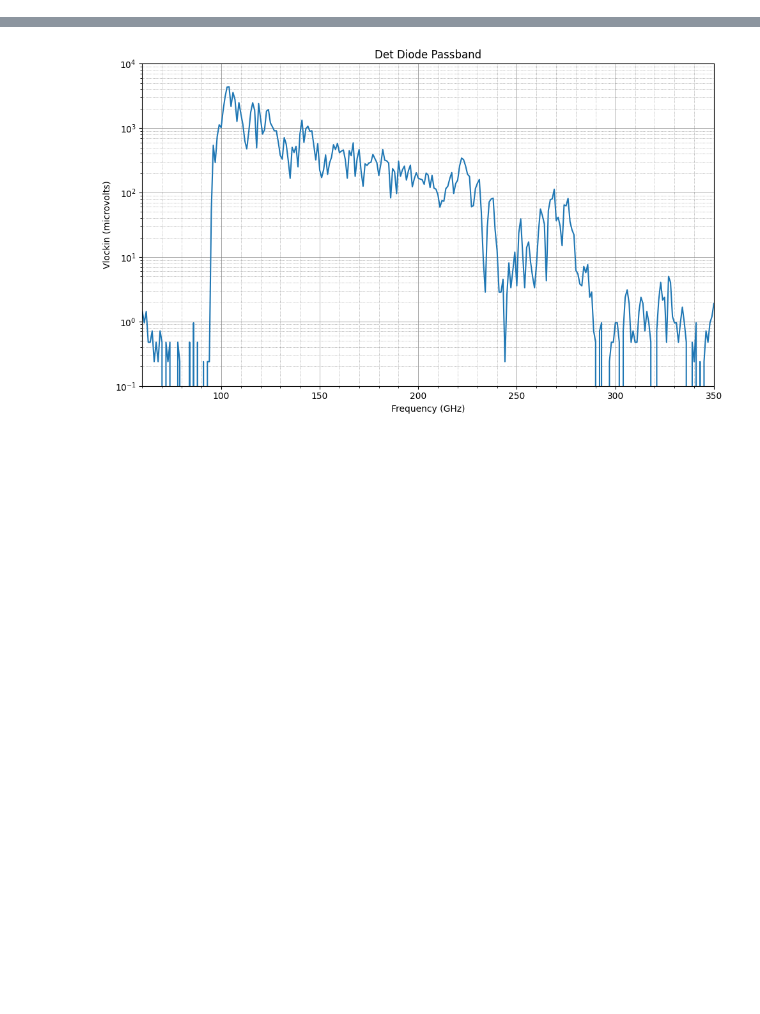
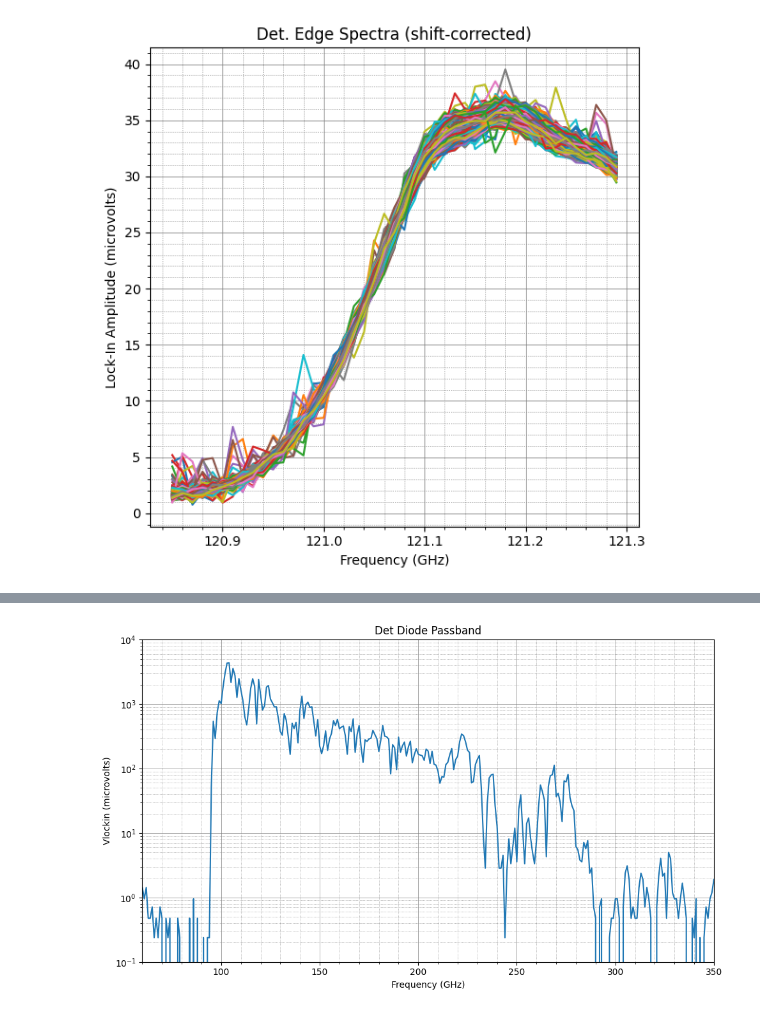
Before and after one commit to jacornelison/PROWLS-Control, a Jupyter notebook: Scripts/plot_and_fit_freq_stab.ipynb, the cells around one changed output, grey strips where cells are left out. Drawn from its saved outputs; the diff is of its cells as text; code cells hidden in the pictures; blank space fills up the shorter version.

Commit message:
Updated shift fitting code

```diff
--- a/Scripts/plot_and_fit_freq_stab.ipynb
+++ b/Scripts/plot_and_fit_freq_stab.ipynb
@@ -131,0 +75,13 @@ plt.show()
+# %%
+shifts = [p[0] for p in measured_shifts]
+bgs = [p[1] for p in measured_shifts]
+amps = [p[2] for p in measured_shifts]
+
+def apply_spec_corr(freq,specs,parms):
+    corr_specs = []
+    for specidx,spec in enumerate(specs):
+        corr_specs.append((shift_spec(freq,spec,parms[specidx][0])-parms[specidx][1])*parms[specidx][2]+parms[specidx][1])
+
+    return corr_specs
+
+corr_specs = apply_spec_corr(freq_list[0],amp_list,measured_shifts)
@@ -131,0 +90,69 @@ plt.show()
+# %%
+plt.figure(1,figsize = (6, 6))
+for measidx,meas in enumerate(amp_list):
+    freq = freq_list[measidx]
+    amp = meas
+    plt.plot(freq,amp)
+
+
+plt.plot(freq,amp_list[0],'k',linewidth=3)
+plt.title('Det. Diode low-F edge spectra')
+plt.grid(True, which='both', linestyle='-', linewidth='0.5', color='gray')
+plt.minorticks_on()
+plt.grid(True, which='minor', linestyle=':', linewidth='0.5', color='gray')
+plt.ylabel('Lock-In Amplitude (microvolts)')
+plt.xlabel('Frequency (GHz)')
+plt.tight_layout()
+plt.savefig('toptica_freq_stab_curves.png',dpi=300)
+plt.show()
+
+fidx = (freq_list[0]<121.3) & (freq_list[0]>120.85)
+plt.figure(4,figsize = (6, 6))
+for measidx,meas in enumerate(amp_list):
+    #plt.subplot(2,1,1)
+    plt.plot(freq_list[0][fidx],shift_spec(freq_list[0],meas,measured_shifts[measidx][0])[fidx])
+
+    #plt.subplot(2,1,2)
+    #plt.plot(freq_list[0][fidx][0:-1],np.diff(shift_spec(freq_list[0],meas,measured_shifts[measidx])[fidx]))
+
+
+plt.title('Det. Edge Spectra (shift-corrected)')
+plt.grid(True, which='both', linestyle='-', linewidth='0.5', color='gray')
+plt.minorticks_on()
+plt.grid(True, which='minor', linestyle=':', linewidth='0.5', color='gray')
+plt.ylabel('Lock-In Amplitude (microvolts)')
+plt.xlabel('Frequency (GHz)')
+plt.tight_layout()
+plt.savefig('toptica_freq_stab_curves_corrected.png',dpi=300)
+plt.show()
+
+
+fidx = (freq_list[0]<121.3) & (freq_list[0]>120.85)
+plt.figure(24,figsize = (6, 6))
+for measidx,meas in enumerate(amp_list):
+    #plt.subplot(2,1,1)
+    plt.plot(freq_list[0][fidx],corr_specs[measidx][fidx])
+
+    #plt.subplot(2,1,2)
+    #plt.plot(freq_list[0][fidx][0:-1],np.diff(shift_spec(freq_list[0],meas,measured_shifts[measidx])[fidx]))
+
+
+plt.title('Det. Edge Spectra (shift-corrected)')
+plt.grid(True, which='both', linestyle='-', linewidth='0.5', color='gray')
+plt.minorticks_on()
+plt.grid(True, which='minor', linestyle=':', linewidth='0.5', color='gray')
+plt.ylabel('Lock-In Amplitude (microvolts)')
+plt.xlabel('Frequency (GHz)')
+plt.tight_layout()
+#plt.savefig('toptica_freq_stab_curves_corrected.png',dpi=300)
+plt.show()
+
+
+
+
+# plt.figure(5)
+# plt.hist(np.array(measured_shifts)*1000)
+# plt.grid(True)
+# plt.xlabel('Frequency Shift (MHz)')
+# plt.show()
+# %% [output]
@@ -131,0 +160 @@ plt.show()
+[figure, added]
```
Also changed, not shown: parts of 5 cells of this notebook, 4 other files.
